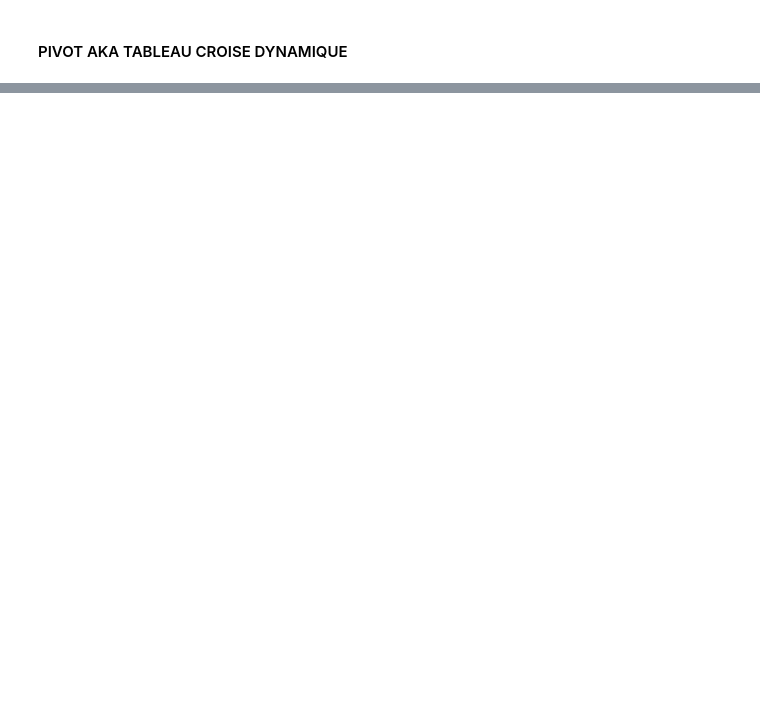
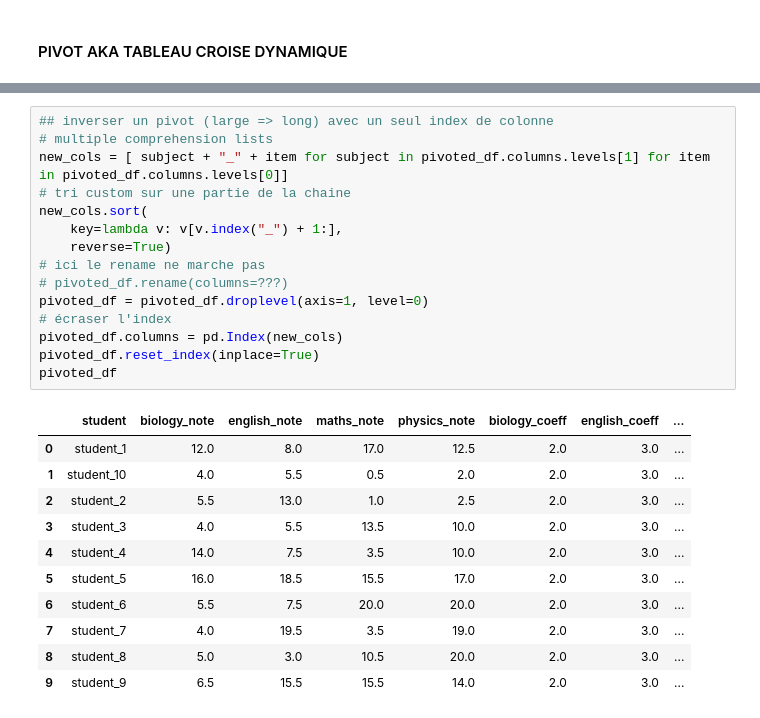
Before and after one commit to lamamram/python-analyse, a Jupyter notebook: cours_pandas_operations.ipynb, the cells around one changed output, grey strips where cells are left out. Saved outputs shown, nothing was run; the diff lists cells and outputs as text; blank space fills up the shorter version.

```diff
--- a/cours_pandas_operations.ipynb
+++ b/cours_pandas_operations.ipynb
@@ -158,0 +203,27 @@ Name: species, dtype: int64
+# %%
+## inverser un pivot (large => long) avec un seul index de colonne
+# multiple comprehension lists
+new_cols = [ subject + "_" + item for subject in pivoted_df.columns.levels[1] for item in pivoted_df.columns.levels[0]]
+# tri custom sur une partie de la chaine
+new_cols.sort(
+    key=lambda v: v[v.index("_") + 1:],
+    reverse=True)
+# ici le rename ne marche pas
+# pivoted_df.rename(columns=???)
+pivoted_df = pivoted_df.droplevel(axis=1, level=0)
+# écraser l'index
+pivoted_df.columns = pd.Index(new_cols)
+pivoted_df.reset_index(inplace=True)
+pivoted_df
+# %% [output]
+|  | student | biology_note | english_note | maths_note | physics_note | biology_coeff | english_coeff | ... |
+| 0 | student_1 | 12.0 | 8.0 | 17.0 | 12.5 | 2.0 | 3.0 | ... |
+| 1 | student_10 | 4.0 | 5.5 | 0.5 | 2.0 | 2.0 | 3.0 | ... |
+| 2 | student_2 | 5.5 | 13.0 | 1.0 | 2.5 | 2.0 | 3.0 | ... |
+| 3 | student_3 | 4.0 | 5.5 | 13.5 | 10.0 | 2.0 | 3.0 | ... |
+| 4 | student_4 | 14.0 | 7.5 | 3.5 | 10.0 | 2.0 | 3.0 | ... |
+| 5 | student_5 | 16.0 | 18.5 | 15.5 | 17.0 | 2.0 | 3.0 | ... |
+| 6 | student_6 | 5.5 | 7.5 | 20.0 | 20.0 | 2.0 | 3.0 | ... |
+| 7 | student_7 | 4.0 | 19.5 | 3.5 | 19.0 | 2.0 | 3.0 | ... |
+| 8 | student_8 | 5.0 | 3.0 | 10.5 | 20.0 | 2.0 | 3.0 | ... |
+| 9 | student_9 | 6.5 | 15.5 | 15.5 | 14.0 | 2.0 | 3.0 | ... |
```
Also changed, not shown: parts of 16 cells of this notebook.
